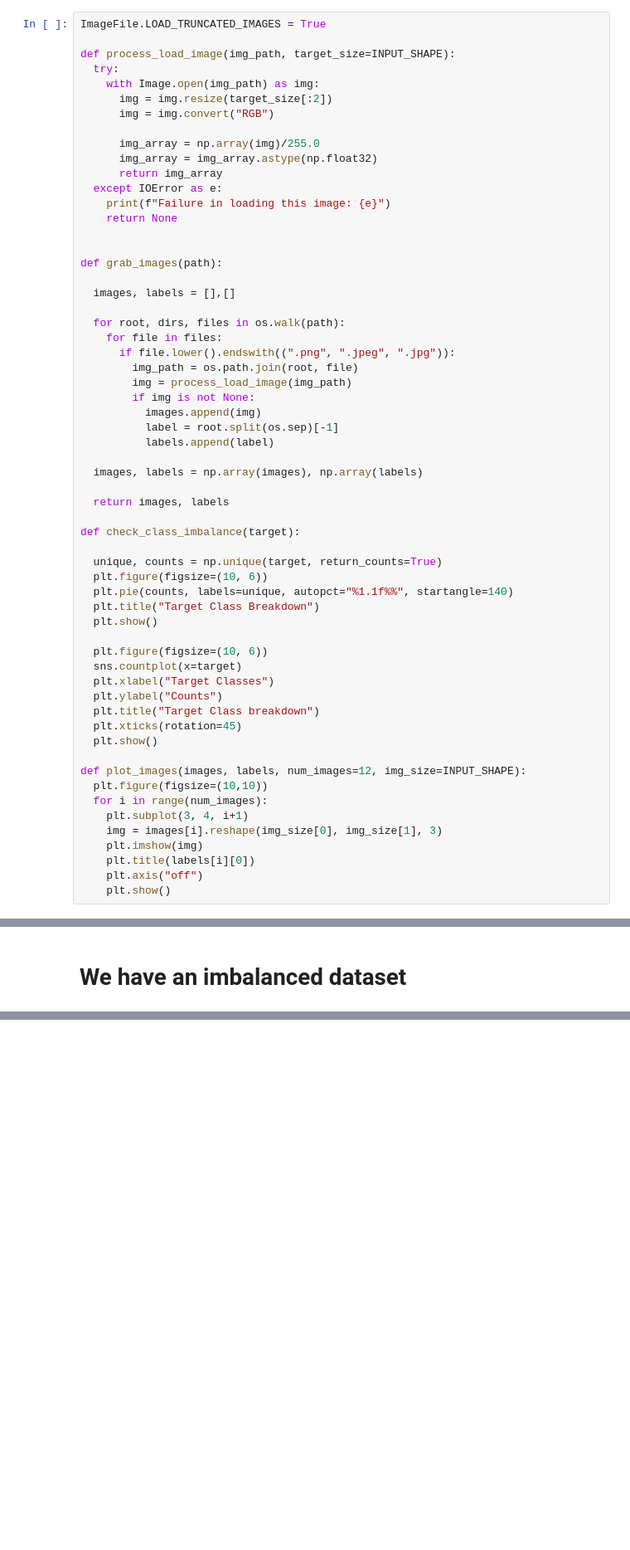
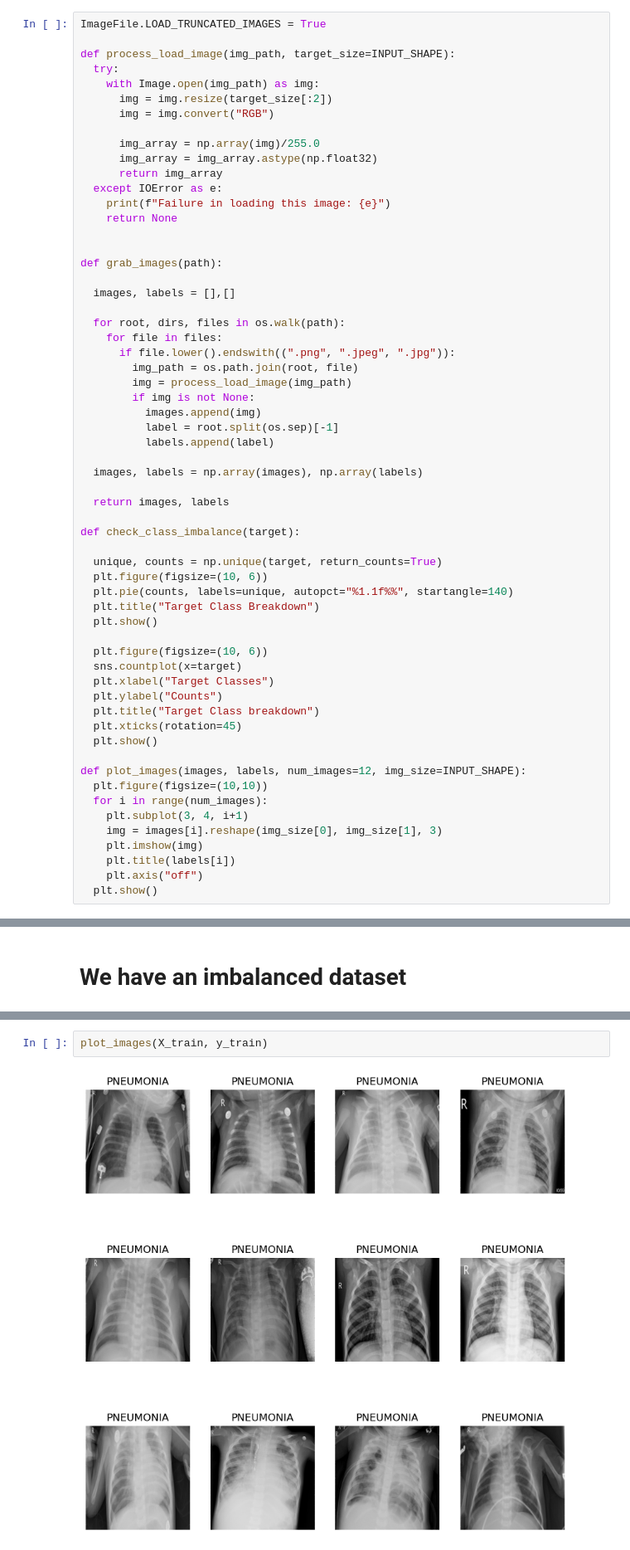
Before and after one commit to MaukanMir/Chest-X-Ray-Images-Classification, a Jupyter notebook: training.ipynb, the cells around one changed output, grey strips where cells are left out. Shown at 83% size. Drawn from its saved outputs; the diff is of its cells as text; blank space fills up the shorter version.

```diff
--- a/training.ipynb
+++ b/training.ipynb
@@ -79,9 +79,9 @@ def plot_images(images, labels, num_images=12, img_size=INPUT_SHAPE):
     plt.subplot(3, 4, i+1)
     img = images[i].reshape(img_size[0], img_size[1], 3)
     plt.imshow(img)
-    plt.title(labels[i][0])
+    plt.title(labels[i])
     plt.axis("off")
-    plt.show()
+  plt.show()
 # %% [markdown]
 # Load and Extract Images
 # %%
@@ -109,0 +112,4 @@ check_class_imbalance(y_train)
+# %%
+plot_images(X_train, y_train)
+# %% [output]
+[figure, added]
```
Also changed, not shown: parts of 1 cell of this notebook.
